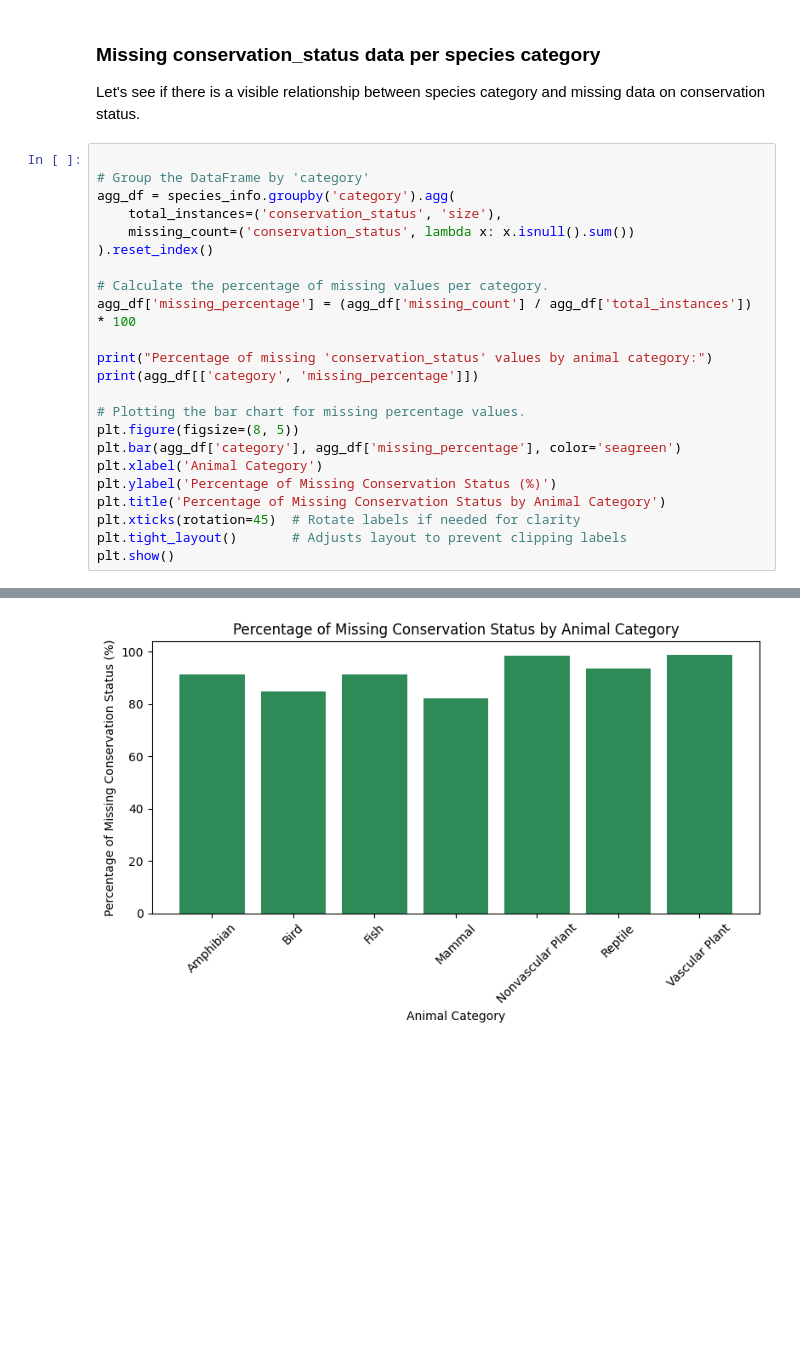
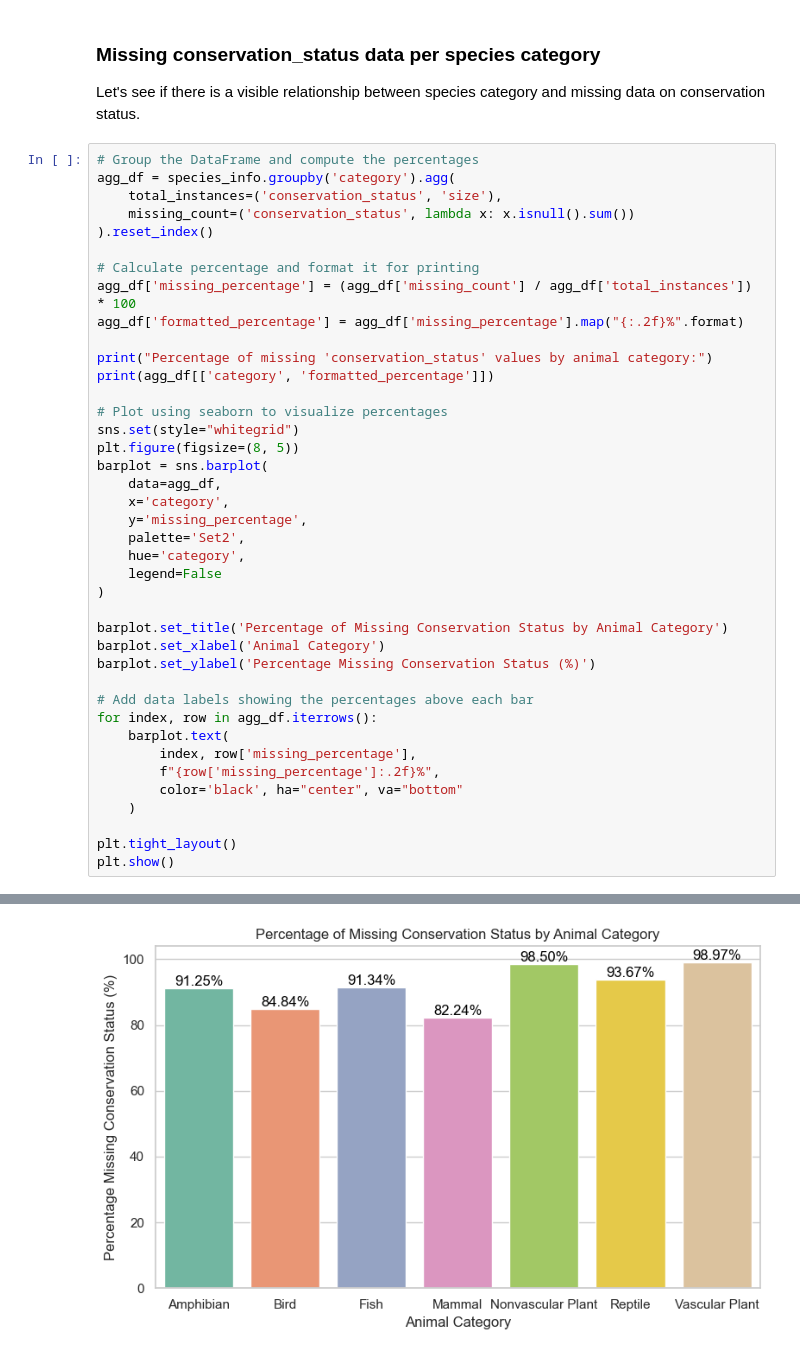
Before and after one commit to ramtob/CDC-Portfolio-0425-Biodiversity, a Jupyter notebook: biodiversity.ipynb, the cells around one changed output, grey strips where cells are left out. Saved outputs shown, nothing was run; the diff lists cells and outputs as text; blank space fills up the shorter version.

Commit message:
Percentage of Missing Conservation Status by Animal Category

```diff
--- a/biodiversity.ipynb
+++ b/biodiversity.ipynb
@@ -120,27 +120,44 @@ The fourth value 'In Recovery' seems also to mean 'of concern' but perhaps more
 
 Let's see if there is a visible relationship between species category and missing data on conservation status.
 # %%
-
-# Group the DataFrame by 'category'
+# Group the DataFrame and compute the percentages
 agg_df = species_info.groupby('category').agg(
     total_instances=('conservation_status', 'size'),
     missing_count=('conservation_status', lambda x: x.isnull().sum())
 ).reset_index()
 
-# Calculate the percentage of missing values per category.
+# Calculate percentage and format it for printing
 agg_df['missing_percentage'] = (agg_df['missing_count'] / agg_df['total_instances']) * 100
+agg_df['formatted_percentage'] = agg_df['missing_percentage'].map("{:.2f}%".format)
 
 print("Percentage of missing 'conservation_status' values by animal category:")
-print(agg_df[['category', 'missing_percentage']])
+print(agg_df[['category', 'formatted_percentage']])
 
-# Plotting the bar chart for missing percentage values.
+# Plot using seaborn to visualize percentages
+sns.set(style="whitegrid")
 plt.figure(figsize=(8, 5))
-plt.bar(agg_df['category'], agg_df['missing_percentage'], color='seagreen')
-plt.xlabel('Animal Category')
-plt.ylabel('Percentage of Missing Conservation Status (%)')
-plt.title('Percentage of Missing Conservation Status by Animal Category')
-plt.xticks(rotation=45)  # Rotate labels if needed for clarity
-plt.tight_layout()       # Adjusts layout to prevent clipping labels
+barplot = sns.barplot(
+    data=agg_df,
+    x='category',
+    y='missing_percentage',
+    palette='Set2',
+    hue='category',
+    legend=False
+)
+
+barplot.set_title('Percentage of Missing Conservation Status by Animal Category')
+barplot.set_xlabel('Animal Category')
+barplot.set_ylabel('Percentage Missing Conservation Status (%)')
+
+# Add data labels showing the percentages above each bar
+for index, row in agg_df.iterrows():
+    barplot.text(
+        index, row['missing_percentage'],
+        f"{row['missing_percentage']:.2f}%",
+        color='black', ha="center", va="bottom"
+    )
+
+plt.tight_layout()
 plt.show()
 # %% [output]
 Percentage of missing 'conservation_status' values by animal category:
@@ -155 +172 @@ Percentage of missing 'conservation_status' values by animal category:
-[figure, old version]
+[figure, new version]
```
Also changed, not shown: parts of 2 cells of this notebook.
